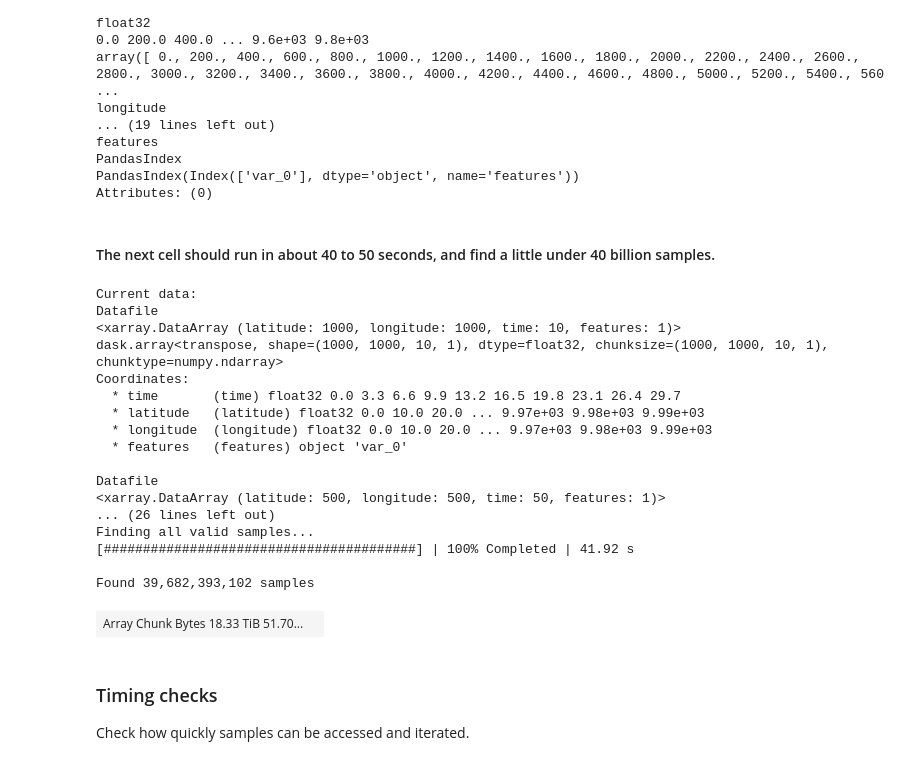
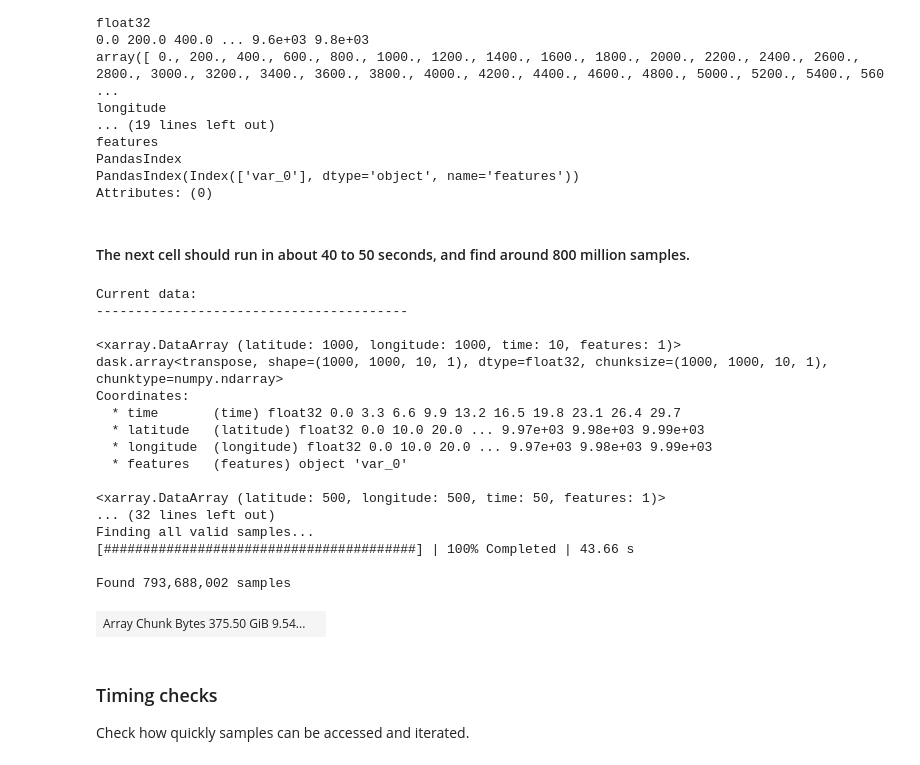
Before and after one commit to terrahydro-esdt/crest, a Jupyter notebook: examples/data_loader_demo.ipynb, the cells around one changed output. Saved outputs shown, nothing was run; the diff lists cells and outputs as text; code cells hidden in the pictures.

```diff
--- a/examples/data_loader_demo.ipynb
+++ b/examples/data_loader_demo.ipynb
@@ -486,32 +486,32 @@ PandasIndex
 PandasIndex(Index(['var_0'], dtype='object', name='features'))
 Attributes: (0)
 # %% [markdown]
-#### The next cell should run in about 40 to 50 seconds, and find a little under 40 billion samples.
+#### The next cell should run in about 40 to 50 seconds, and find around 800 million samples.
 # %%
 # Split the first two dimensions into 10 blocks each (100 total)
 # Note that Dataset will attempt to automatically rechunk and block the data
 #  when necessary, but you can also set blocks manually as shown here
-samples = dataset.generate_samples([10, 10])
+samples = dataset.generate_samples()
 samples
 # %% [output]
 Current data:
-Datafile
+----------------------------------------
+
 <xarray.DataArray (latitude: 1000, longitude: 1000, time: 10, features: 1)>
 dask.array<transpose, shape=(1000, 1000, 10, 1), dtype=float32, chunksize=(1000, 1000, 10, 1), chunktype=numpy.ndarray>
 Coordinates:
   * time       (time) float32 0.0 3.3 6.6 9.9 13.2 16.5 19.8 23.1 26.4 29.7
   * latitude   (latitude) float32 0.0 10.0 20.0 ... 9.97e+03 9.98e+03 9.99e+03
   * longitude  (longitude) float32 0.0 10.0 20.0 ... 9.97e+03 9.98e+03 9.99e+03
   * features   (features) object 'var_0'
 
-Datafile
 <xarray.DataArray (latitude: 500, longitude: 500, time: 50, features: 1)>
-... (26 lines left out)
+... (32 lines left out)
 Finding all valid samples...
-[########################################] | 100% Completed | 41.92 s
+[########################################] | 100% Completed | 43.66 s
 
-Found 39,682,393,102 samples
+Found 793,688,002 samples
-| Array Chunk Bytes 18.33 TiB 51.70... |  |
+| Array Chunk Bytes 375.50 GiB 9.54... |  |
 # %% [markdown]
 ### Timing checks
 Check how quickly samples can be accessed and iterated.
```
Also changed, not shown: parts of 6 cells of this notebook, 16 other files.
